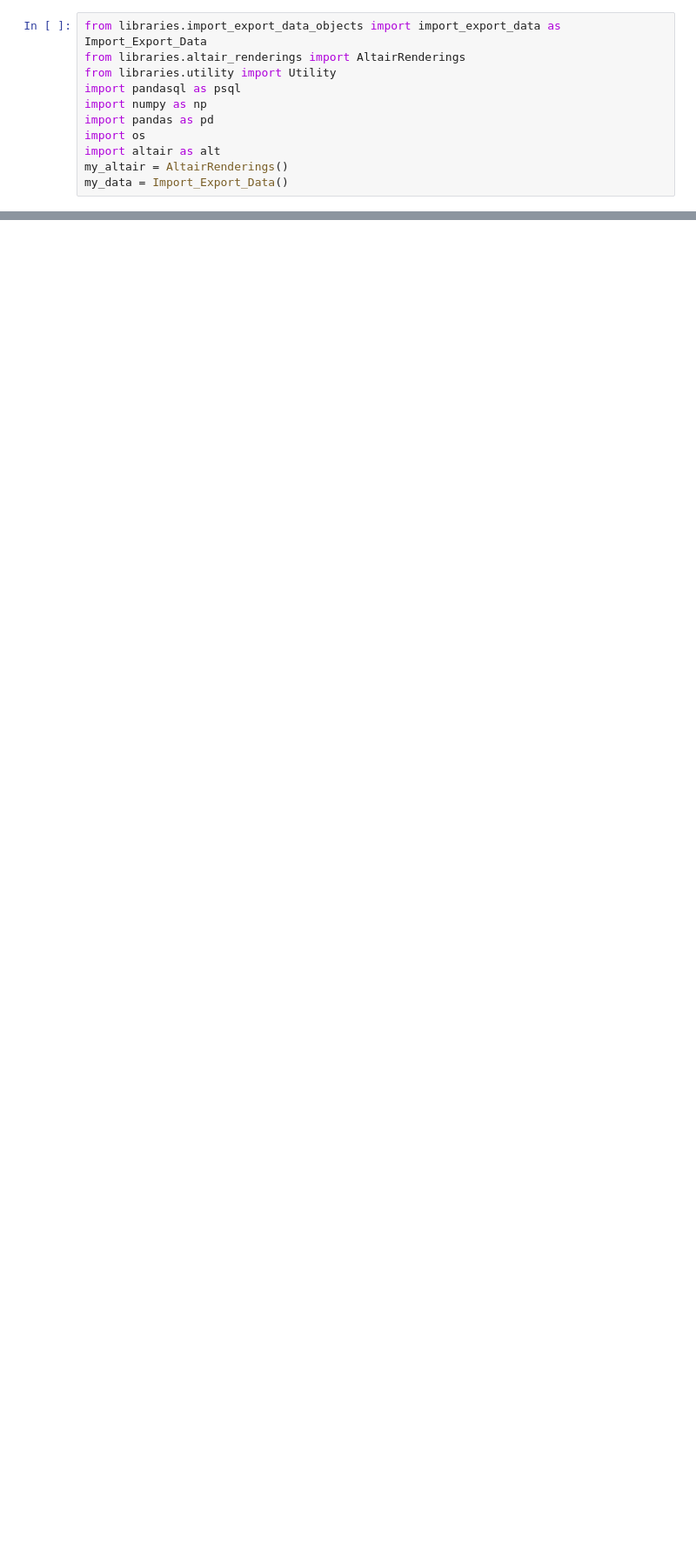
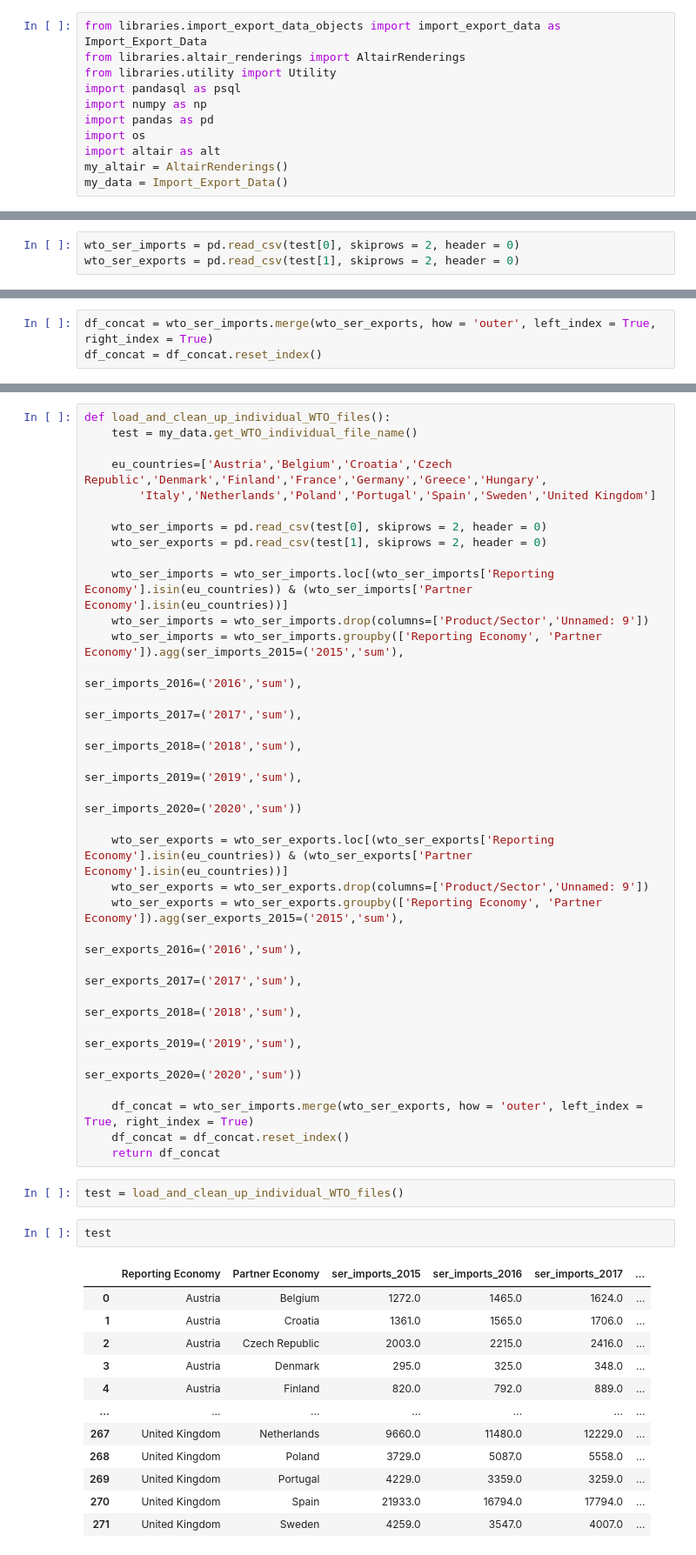
Before and after one commit to tuneman7/w209_spring_2022_thu_4_pm_team_4_web, a Jupyter notebook: eu_analysis_fz.ipynb, the cells around one changed output, grey strips where cells are left out. Shown at 87% size. Cells and saved outputs as stored; diff of their text form; blank space fills up the shorter version.

Commit message:
eu trade data load

```diff
--- a/eu_analysis_fz.ipynb
+++ b/eu_analysis_fz.ipynb
@@ -128,0 +141,3 @@ AttributeError: 'import_export_data' object has no attribute 'get_WTO_individual
+# %%
+wto_ser_imports = pd.read_csv(test[0], skiprows = 2, header = 0)
+wto_ser_exports = pd.read_csv(test[1], skiprows = 2, header = 0)
@@ -128,0 +162,3 @@ AttributeError: 'import_export_data' object has no attribute 'get_WTO_individual
+# %%
+df_concat = wto_ser_imports.merge(wto_ser_exports, how = 'outer', left_index = True, right_index = True)
+df_concat = df_concat.reset_index()
@@ -128,0 +178,48 @@ AttributeError: 'import_export_data' object has no attribute 'get_WTO_individual
+# %%
+def load_and_clean_up_individual_WTO_files():
+    test = my_data.get_WTO_individual_file_name()
+
+    eu_countries=['Austria','Belgium','Croatia','Czech Republic','Denmark','Finland','France','Germany','Greece','Hungary',
+        'Italy','Netherlands','Poland','Portugal','Spain','Sweden','United Kingdom']
+
+    wto_ser_imports = pd.read_csv(test[0], skiprows = 2, header = 0)
+    wto_ser_exports = pd.read_csv(test[1], skiprows = 2, header = 0)
+
+    wto_ser_imports = wto_ser_imports.loc[(wto_ser_imports['Reporting Economy'].isin(eu_countries)) & (wto_ser_imports['Partner Economy'].isin(eu_countries))]
+    wto_ser_imports = wto_ser_imports.drop(columns=['Product/Sector','Unnamed: 9'])
+    wto_ser_imports = wto_ser_imports.groupby(['Reporting Economy', 'Partner Economy']).agg(ser_imports_2015=('2015','sum'),
+                                                                              ser_imports_2016=('2016','sum'),
+                                                                              ser_imports_2017=('2017','sum'),
+                                                                              ser_imports_2018=('2018','sum'),
+                                                                              ser_imports_2019=('2019','sum'),
+                                                                              ser_imports_2020=('2020','sum'))
+
+    wto_ser_exports = wto_ser_exports.loc[(wto_ser_exports['Reporting Economy'].isin(eu_countries)) & (wto_ser_exports['Partner Economy'].isin(eu_countries))]
+    wto_ser_exports = wto_ser_exports.drop(columns=['Product/Sector','Unnamed: 9'])
+    wto_ser_exports = wto_ser_exports.groupby(['Reporting Economy', 'Partner Economy']).agg(ser_exports_2015=('2015','sum'),
+                                                                              ser_exports_2016=('2016','sum'),
+                                                                              ser_exports_2017=('2017','sum'),
+                                                                              ser_exports_2018=('2018','sum'),
+                                                                              ser_exports_2019=('2019','sum'),
+                                                                              ser_exports_2020=('2020','sum'))
+
+    df_concat = wto_ser_imports.merge(wto_ser_exports, how = 'outer', left_index = True, right_index = True)
+    df_concat = df_concat.reset_index()
+    return df_concat
+# %%
+test = load_and_clean_up_individual_WTO_files()
+# %%
+test
+# %% [output]
+|  | Reporting Economy | Partner Economy | ser_imports_2015 | ser_imports_2016 | ser_imports_2017 | ... |
+| 0 | Austria | Belgium | 1272.0 | 1465.0 | 1624.0 | ... |
+| 1 | Austria | Croatia | 1361.0 | 1565.0 | 1706.0 | ... |
+| 2 | Austria | Czech Republic | 2003.0 | 2215.0 | 2416.0 | ... |
+| 3 | Austria | Denmark | 295.0 | 325.0 | 348.0 | ... |
+| 4 | Austria | Finland | 820.0 | 792.0 | 889.0 | ... |
+| ... | ... | ... | ... | ... | ... | ... |
+| 267 | United Kingdom | Netherlands | 9660.0 | 11480.0 | 12229.0 | ... |
+| 268 | United Kingdom | Poland | 3729.0 | 5087.0 | 5558.0 | ... |
+| 269 | United Kingdom | Portugal | 4229.0 | 3359.0 | 3259.0 | ... |
+| 270 | United Kingdom | Spain | 21933.0 | 16794.0 | 17794.0 | ... |
+| 271 | United Kingdom | Sweden | 4259.0 | 3547.0 | 4007.0 | ... |
```
Also changed, not shown: parts of 6 cells of this notebook, 1 other file.
